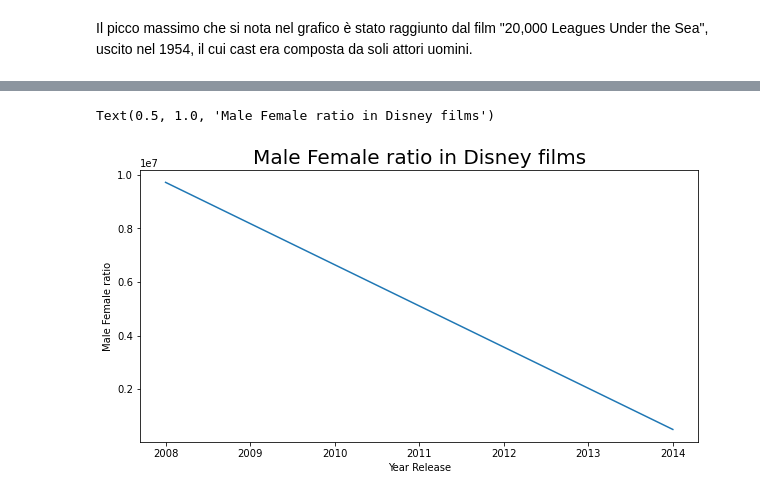
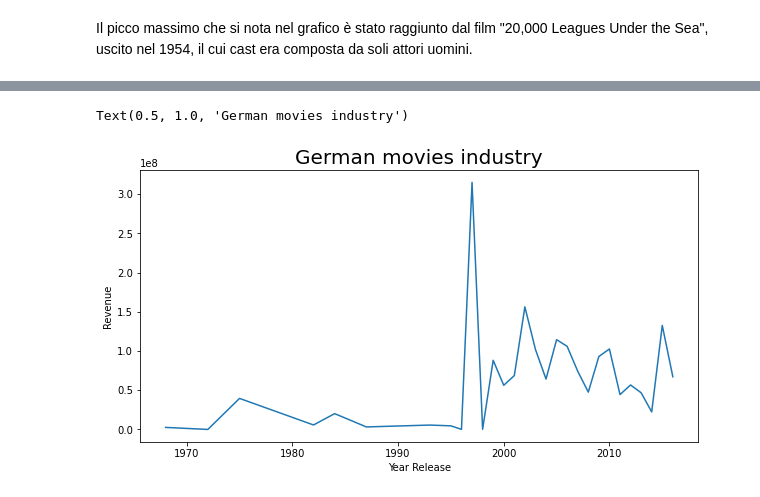
Before and after one commit to Riki98/DWM-Project, a Jupyter notebook: Progetto/Analisi.ipynb, the cells around one changed output, grey strips where cells are left out. Cells and saved outputs as stored; diff of their text form; code cells hidden in the pictures.

```diff
--- a/Progetto/Analisi.ipynb
+++ b/Progetto/Analisi.ipynb
@@ -465,5 +450,5 @@ Name: revenue, Length: 3000, dtype: int64
 # %%
-list_Italy=[]
+list_Germany=[]
 
 i=0
 n_elem = data.shape[0]
@@ -471,17 +456,17 @@ while i<n_elem:
     if not isinstance(data["production_countries"][i], float):
         for peasi in data["production_countries"][i]:
             if not isinstance(peasi, float):
-                if peasi['name']=='Ukraine':
-                    list_Italy.append(i)
+                if peasi['name']=='Germany':
+                    list_Germany.append(i)
     i+=1
 # %%
 index=0
-data['Is_ita']=float('NaN')
+data['Is_De']=float('NaN')
 
-for i in list_Italy:
-    data['Is_ita'][i]=1
+for i in list_Germany:
+    data['Is_De'][i]=1
 
-data['Is_ita']
+data['Is_De']
 # %% [output]
 A value is trying to be set on a copy of a slice from a DataFrame
 
@@ -502,9 +487,7 @@ Name: Is_ita, Length: 3000, dtype: float64
 # %%
-#creo il dataframe con solo i film della Disney
-film_Ita=data
+#creo il dataframe con solo i film prodotti in Germania
+film_De=data
 
-film_Ita.sort_values(by=['release_date'], ascending = True, inplace = True)
+film_De.sort_values(by=['release_date'], ascending = True, inplace = True)
 
-film_Ita=film_Ita.dropna(subset=['Is_ita'])
-
-film_Ita
+film_De=film_De.dropna(subset=['Is_ita'])
@@ -516,10 +494,10 @@ film_Ita
 # %%
-grupByMovies=film_Ita['revenue'].groupby(film_Ita["release_year"]).describe()
+grupByMovies=film_De['revenue'].groupby(film_De["release_year"]).describe()
 fig, x=plt.subplots(figsize=(10,5))
 x.plot(grupByMovies['mean'])
 x.set_xlabel("Year Release", fontsize=10)
-x.set_ylabel("Male Female ratio", fontsize=10)
-x.set_title('Male Female ratio in Disney films', fontsize=20)
+x.set_ylabel("Revenue", fontsize=10)
+x.set_title('German movies industry', fontsize=20)
 # %% [output]
-Text(0.5, 1.0, 'Male Female ratio in Disney films')
+Text(0.5, 1.0, 'German movies industry')
-[figure, old version]
+[figure, new version]
```
Also changed, not shown: parts of 8 cells of this notebook, 1 other file.
